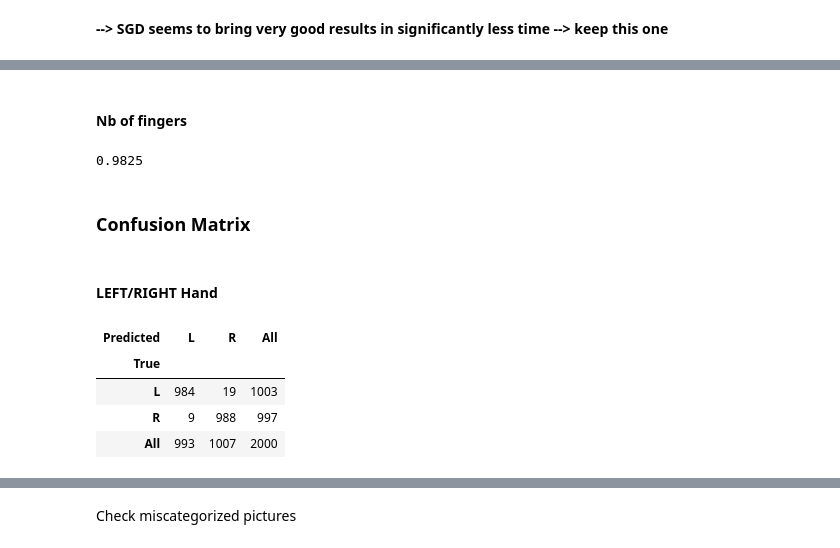
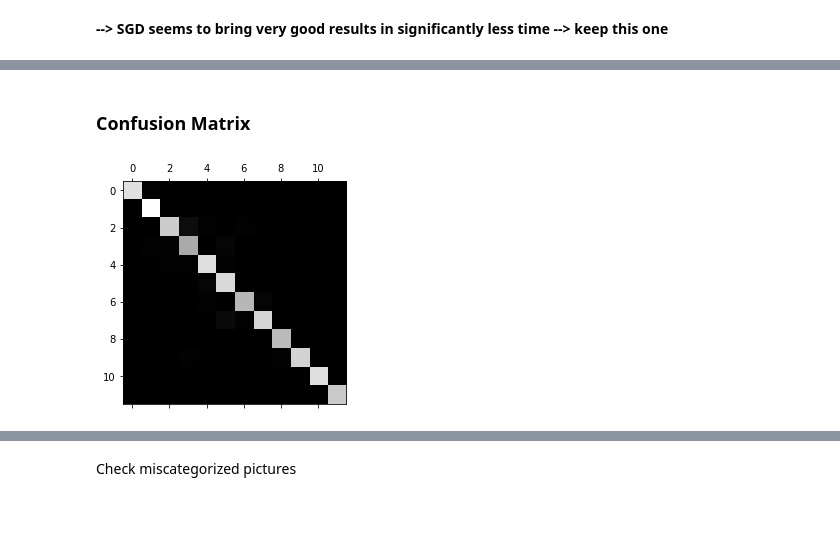
Before and after one commit to rezar12/DataScience_and_ANN, a Jupyter notebook: finger_reko/finger_recognition.ipynb, the cells around one changed output, grey strips where cells are left out. Drawn from its saved outputs; the diff is of its cells as text; code cells hidden in the pictures; blank space fills up the shorter version.

```diff
--- a/finger_reko/finger_recognition.ipynb
+++ b/finger_reko/finger_recognition.ipynb
@@ -230,0 +233,16 @@ plot_square_of_images(images)
+# %%
+from sklearn.preprocessing import LabelEncoder
+
+ytrainhand = train['hand']
+encoderhand = LabelEncoder()
+ytrainhand = encoderhand.fit_transform(ytrainhand)
+print("ytrainhand: ",ytrainhand.shape)
+
+# no need as already numericvalue
+ytrainfinger = train['nbfinger']
+print("ytrainfinger: ",ytrainfinger.shape)
+
+ytrainmulti = train['fingerhand']
+encodermulti = LabelEncoder()
+ytrainmulti = encodermulti.fit_transform(ytrainmulti)
+print("ytrainmulti: ",ytrainmulti.shape)
@@ -300,30 +326,15 @@ score.min()
-# %% [markdown]
-#### Nb of fingers
-# %%
-from sklearn.linear_model import SGDClassifier
-from sklearn.model_selection import cross_val_score
-
-clf = SGDClassifier(random_state=37)
-score = cross_val_score(clf, X_reduced, y2train, cv=5, scoring="accuracy")
-
-score.min()
-# %% [output]
-0.9825
 # %% [markdown]
 ### Confusion Matrix
-# %% [markdown]
-#### LEFT/RIGHT Hand
 # %%
 from sklearn.model_selection import cross_val_predict
+from sklearn.metrics import classification_report, confusion_matrix
 
 ytrain_pred = cross_val_predict(clf, X_reduced, ytrain, cv=3)
 
-confmatr = pd.crosstab(encoderhand.inverse_transform(ytrain), encoderhand.inverse_transform(ytrain_pred), rownames=['True'], colnames=['Predicted'], margins=True)
+confmatr = confusion_matrix(ytrain, ytrain_pred)
 
-confmatr
+pd.crosstab(encodermulti.inverse_transform(ytrain), encodermulti.inverse_transform(ytrain_pred), rownames=['True'], colnames=['Predicted'], margins=True)
-# %% [output]
-| Predicted | L | R | All |
-| True |  |  |  |
-| L | 984 | 19 | 1003 |
-| R | 9 | 988 | 997 |
-| All | 993 | 1007 | 2000 |
+# %%
+plt.matshow(confmatr,cmap=plt.cm.gray);
+# %% [output]
+[figure, added]
```
Also changed, not shown: parts of 51 cells of this notebook, 1 other file.
